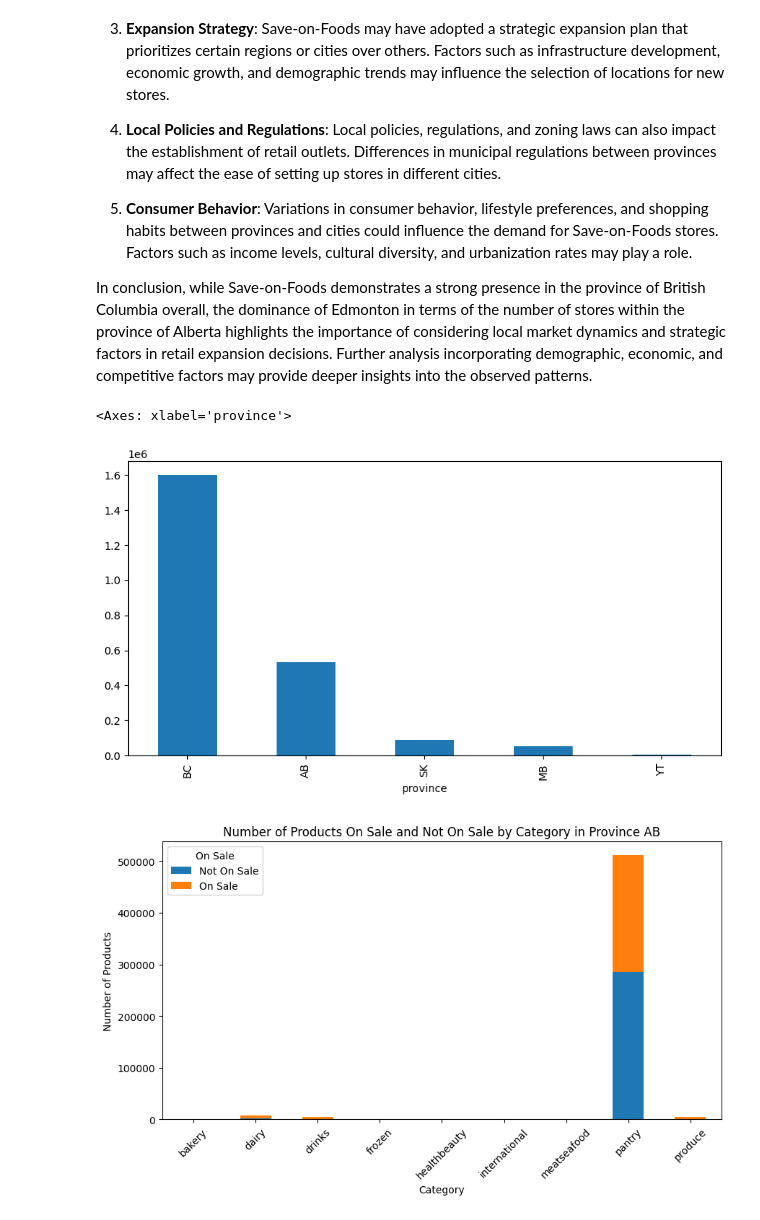
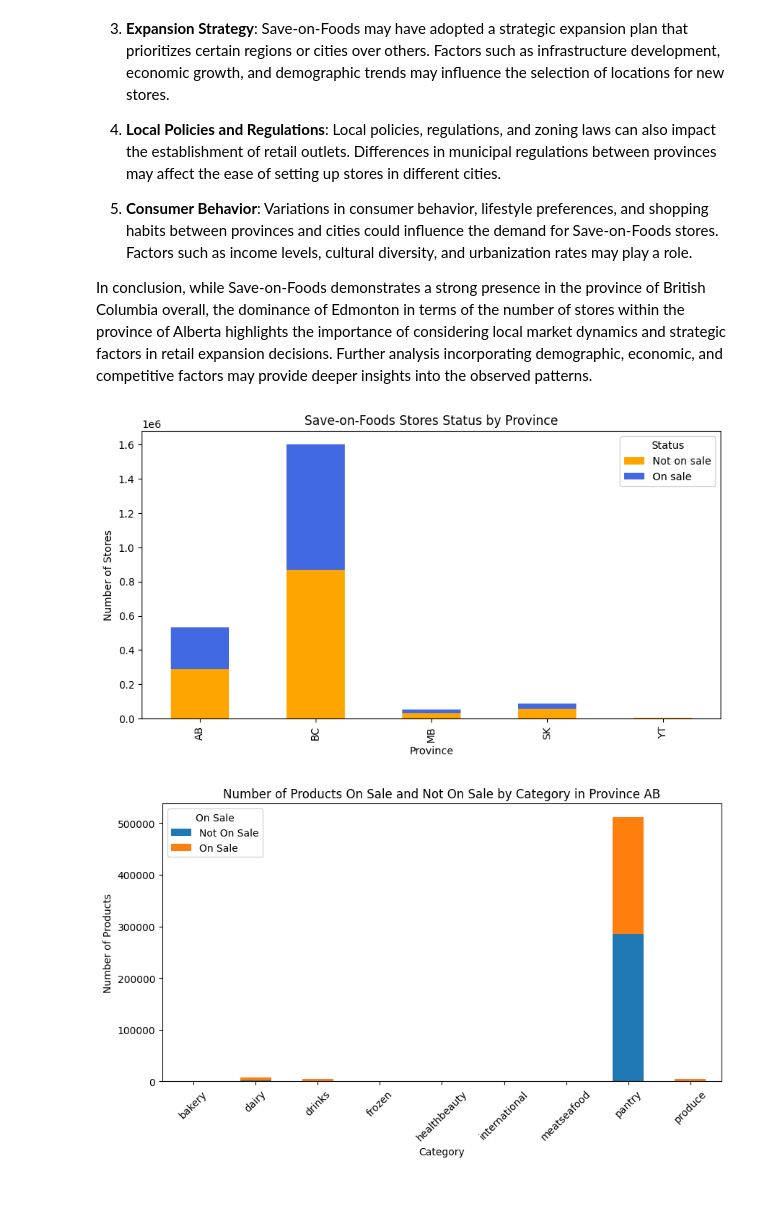
Before and after one commit to leningschulich/schulich_data_science, a Jupyter notebook: acp/Dynamic_Pricing_V1.ipynb, the cells around one changed output. Saved outputs shown, nothing was run; the diff lists cells and outputs as text; code cells hidden in the pictures; blank space fills up the shorter version.

```diff
--- a/acp/Dynamic_Pricing_V1.ipynb
+++ b/acp/Dynamic_Pricing_V1.ipynb
@@ -857,11 +853,22 @@ This discrepancy suggests several potential factors for further analysis:
 5. **Consumer Behavior**: Variations in consumer behavior, lifestyle preferences, and shopping habits between provinces and cities could influence the demand for Save-on-Foods stores. Factors such as income levels, cultural diversity, and urbanization rates may play a role.
 
 In conclusion, while Save-on-Foods demonstrates a strong presence in the province of British Columbia overall, the dominance of Edmonton in terms of the number of stores within the province of Alberta highlights the importance of considering local market dynamics and strategic factors in retail expansion decisions. Further analysis incorporating demographic, economic, and competitive factors may provide deeper insights into the observed patterns.
-# %%
-save_on_foods_data.groupby('province')['is_onsale'].count().sort_values(ascending=False).plot(kind='bar', figsize=(10,5))
-# %% [output]
-<Axes: xlabel='province'>
-[figure, removed]
+# %%
+
+
+# Group by province and is_onsale, then count the occurrences
+data_counts = save_on_foods_data.groupby(['province', 'is_onsale']).size().unstack()
+
+# Plot with different colors for 'not on sale' and 'on sale'
+data_counts.plot(kind='bar', stacked=True, figsize=(10, 5), color=['#FFA500', '#4169E1'])
+
+plt.xlabel('Province')
+plt.ylabel('Number of Stores')
+plt.title('Save-on-Foods Stores Status by Province')
+plt.legend(title='Status', labels=['Not on sale', 'On sale'])
+plt.show()
+# %% [output]
+[figure, added]
 # %%
 # Filter data for province 'AB'
 province_AB_data = save_on_foods_data[save_on_foods_data['province'] == 'AB']
```
Also changed, not shown: parts of 7 cells of this notebook.
